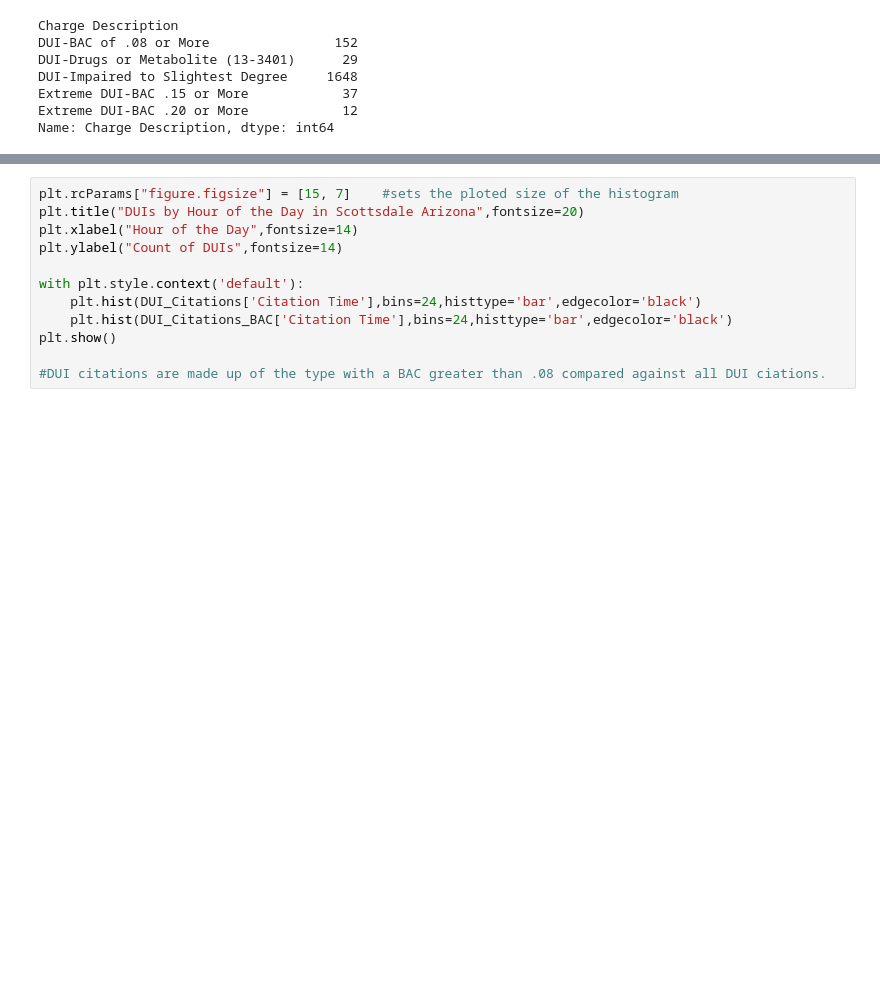
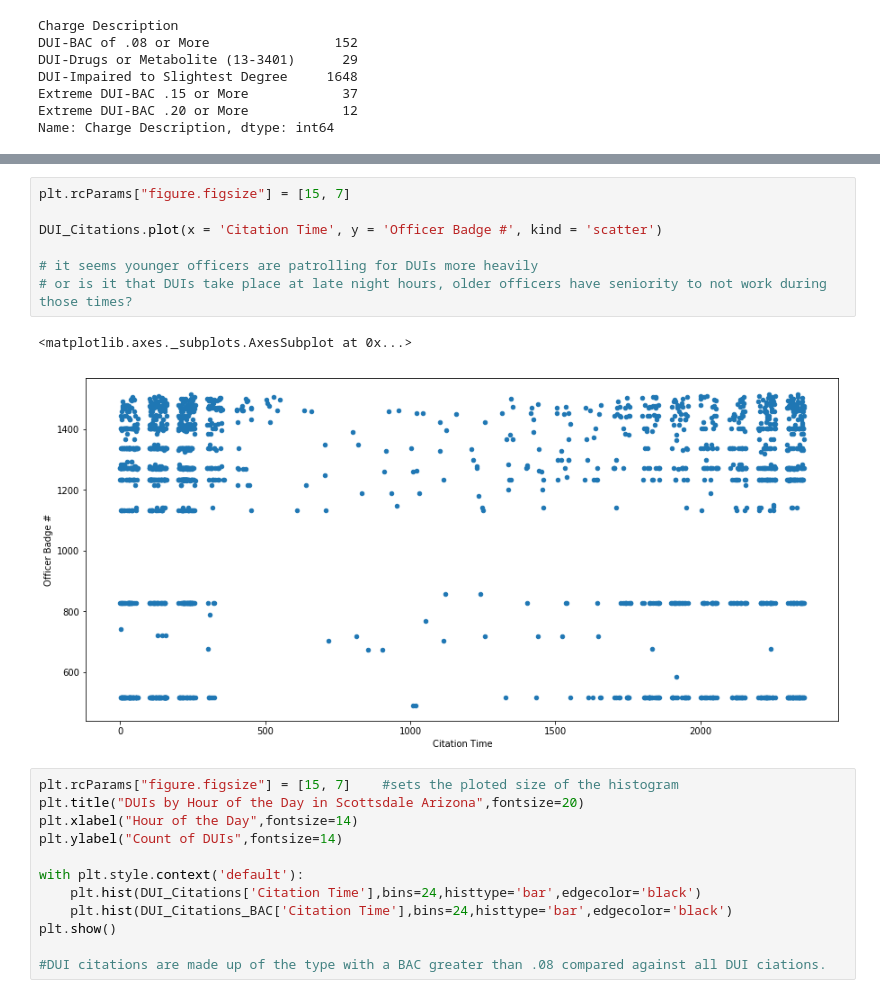
Before and after one commit to mrkjhsn/City-of-Scottsdale-DUI-Concentrations, a Jupyter notebook: CityofScottsdale_DUI_Visualization.ipynb, the cells around one changed output, grey strips where cells are left out. Drawn from its saved outputs; the diff is of its cells as text; blank space fills up the shorter version.

```diff
--- a/CityofScottsdale_DUI_Visualization.ipynb
+++ b/CityofScottsdale_DUI_Visualization.ipynb
@@ -36,3 +55,13 @@ Name: Charge Description, dtype: int64
+# %%
+plt.rcParams["figure.figsize"] = [15, 7]
+
+DUI_Citations.plot(x = 'Citation Time', y = 'Officer Badge #', kind = 'scatter')
+
+# it seems younger officers are patrolling for DUIs more heavily
+# or is it that DUIs take place at late night hours, older officers have seniority to not work during those times?
+# %% [output]
+<matplotlib.axes._subplots.AxesSubplot at 0x...>
+[figure, added]
 # %%
 plt.rcParams["figure.figsize"] = [15, 7]    #sets the ploted size of the histogram
 plt.title("DUIs by Hour of the Day in Scottsdale Arizona",fontsize=20)
```
Also changed, not shown: parts of 2 cells of this notebook.
